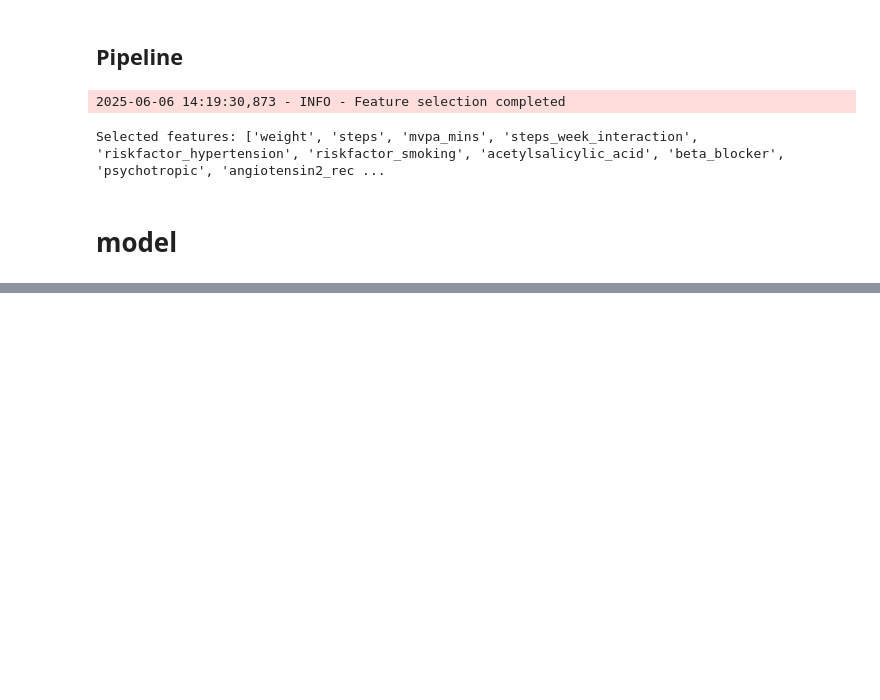
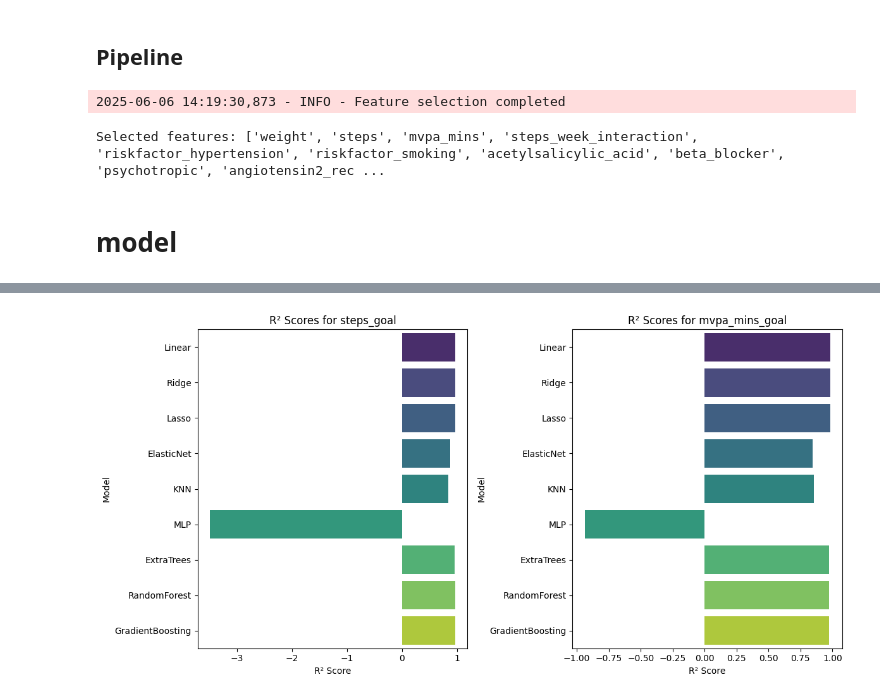
Before and after one commit to aliowx/activity-goal-prediction, a Jupyter notebook: notebook/model.ipynb, the cells around one changed output, grey strips where cells are left out. Saved outputs shown, nothing was run; the diff lists cells and outputs as text; code cells hidden in the pictures; blank space fills up the shorter version.

Commit message:
feat:✍  fit the model prediction about the r2

```diff
--- a/notebook/model.ipynb
+++ b/notebook/model.ipynb
@@ -239,3 +239,15 @@ models = {
     'RandomForest': MultiOutputRegressor(RandomForestRegressor(random_state=SEED)),
     'GradientBoosting': MultiOutputRegressor(GradientBoostingRegressor(random_state=SEED)),
 }
+# %%
+results = {}
+for name, model in models.items():
+    logger.info(f"Training and evaluating {name} model")
+    model.fit(X_train_preprocessed, y_train)
+    y_pred = model.predict(X_val_preprocessed)
+    r2_scores = r2_score(y_val, y_pred, multioutput='raw_values')
+    results[name] = {
+        'R2_steps_goal': r2_scores[0],
+        'R2_mvpa_mins_goal': r2_scores[1]
+    }
+    logger.info(f"{name} - R2 for steps_goal: {r2_scores[0]:.4f}, R2 for mvpa_mins_goal: {r2_scores[1]:.4f}")
@@ -241,0 +273,26 @@ models = {
+# %%
+plt.figure(figsize=(12, 6))
+
+# Bar plot for R² of steps_goal
+plt.subplot(1, 2, 1)
+model_names = list(results.keys())
+r2_steps = [results[name]['R2_steps_goal'] for name in model_names]
+sns.barplot(x=r2_steps, y=model_names, palette='viridis')
+plt.title('R² Scores for steps_goal')
+plt.xlabel('R² Score')
+plt.ylabel('Model')
+
+# Bar plot for R² of mvpa_mins_goal
+plt.subplot(1, 2, 2)
+r2_mvpa = [results[name]['R2_mvpa_mins_goal'] for name in model_names]
+sns.barplot(x=r2_mvpa, y=model_names, palette='viridis')
+plt.title('R² Scores for mvpa_mins_goal')
+plt.xlabel('R² Score')
+plt.ylabel('Model')
+
+plt.tight_layout()
+plt.savefig('../data/r2_comparison.png')
+plt.show()
+logger.info("R² comparison plots saved as '../data/r2_comparison.png'")
+# %% [output]
+[figure, added]
```
Also changed, not shown: parts of 2 cells of this notebook.
